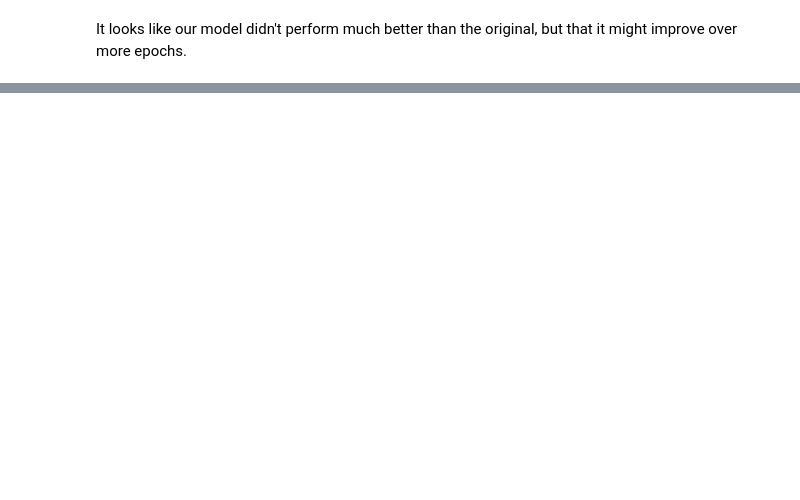
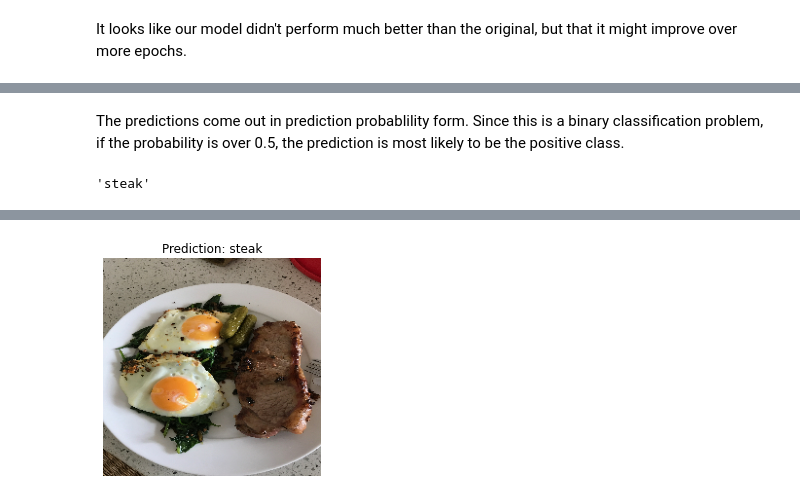
Before and after one commit to WhittleGuy/tensorflowZTM, a Jupyter notebook: 03_convolutional_neural_networks_and_computer_vision_with_tensorflow.ipynb, the cells around one changed output, grey strips where cells are left out. Saved outputs shown, nothing was run; the diff lists cells and outputs as text; code cells hidden in the pictures; blank space fills up the shorter version.

```diff
--- a/03_convolutional_neural_networks_and_computer_vision_with_tensorflow.ipynb
+++ b/03_convolutional_neural_networks_and_computer_vision_with_tensorflow.ipynb
@@ -1024,0 +1079,4 @@ plot_loss_curves(history_8)
+# %%
+# Load in and preprocess the example image
+steak = load_and_prep_image('03-steak.jpeg')
+steak
@@ -1024,0 +1106,4 @@ plot_loss_curves(history_8)
+# %%
+# Add an extra axis
+steak = tf.expand_dims(steak, axis=0)
+steak.shape
@@ -1024,0 +1112,3 @@ plot_loss_curves(history_8)
+# %%
+pred = model_8.predict(steak)
+pred
@@ -1024,0 +1118,29 @@ plot_loss_curves(history_8)
+# %% [markdown]
+The predictions come out in prediction probablility form. Since this is a binary classification problem, if the probability is over 0.5, the prediction is most likely to be the positive class.
+# %%
+class_names[int(tf.round(pred)[0][0])]
+# %% [output]
+'steak'
+# %%
+# Make a function to predict and plot
+def pred_and_plot(model, filename, class_names):
+    """
+    Imports an image by filename, makes a prediction on a trained model, and plots the image with the predicted class.
+    """
+    # Import image and preprocess
+    img = load_and_prep_image(filename)
+
+    # Make a prediction
+    pred = model.predict(tf.expand_dims(img, axis=0))
+
+    # Get predicted class
+    pred_class = class_names[int(tf.round(pred)[0][0])]
+
+    # Plot the image and predicted class
+    plt.imshow(img)
+    plt.title(f'Prediction: {pred_class}')
+    plt.axis(False)
+# %%
+# Test model on custom image
+pred_and_plot(model_8, '03-steak.jpeg', class_names)
+# %% [output]
@@ -1024,0 +1148 @@ plot_loss_curves(history_8)
+[figure, added]
```
Also changed, not shown: parts of 56 cells of this notebook.
